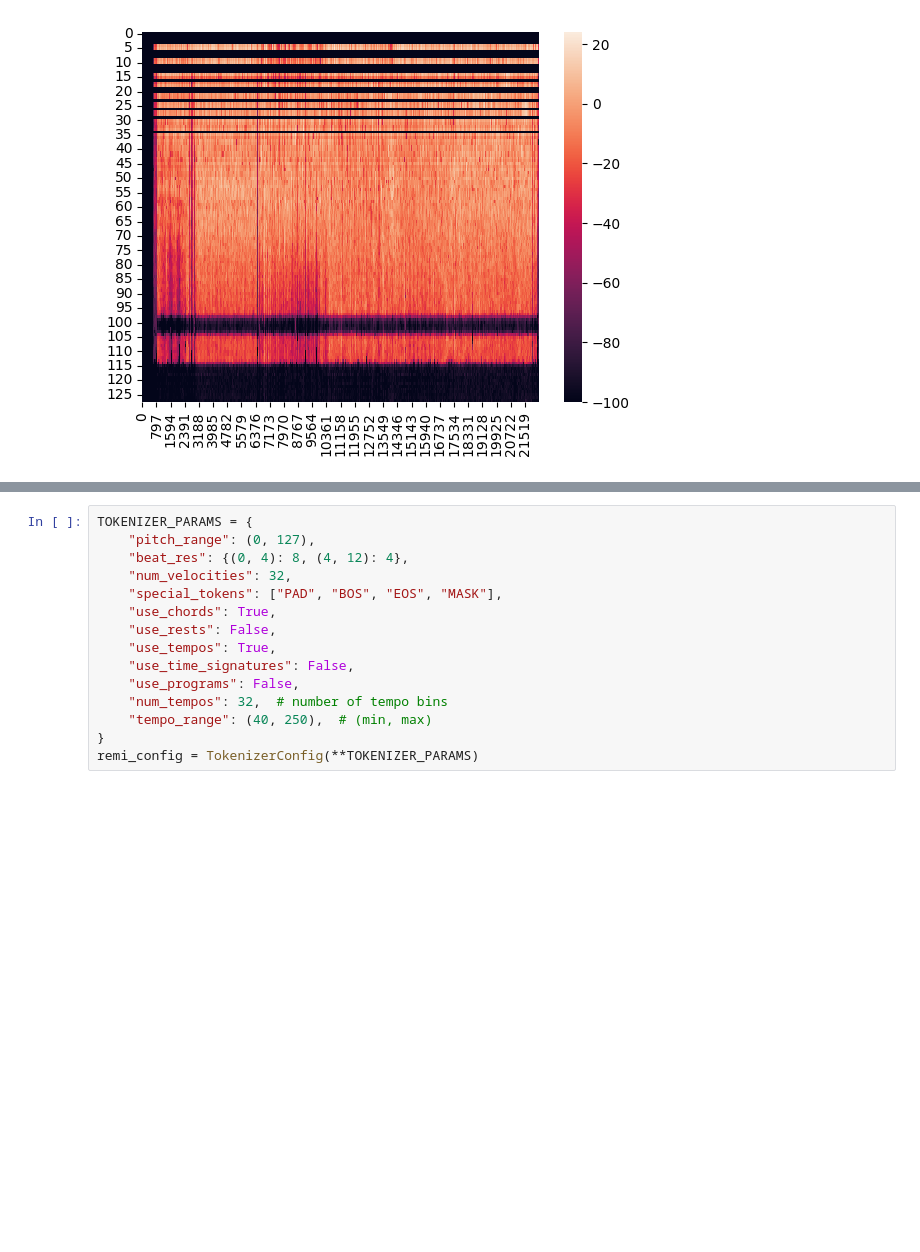
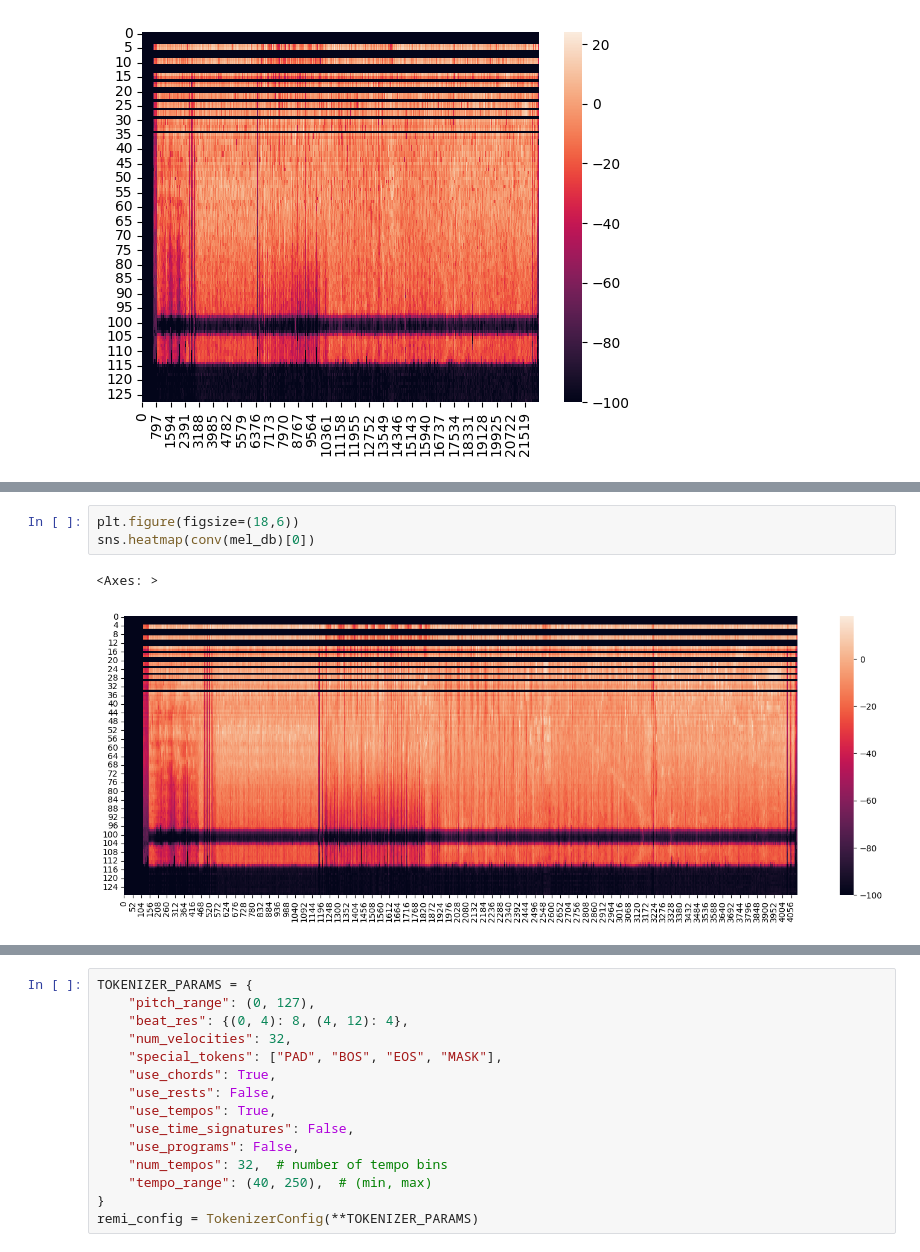
Before and after one commit to Boatkungg/song2midi, a Jupyter notebook: train.ipynb, the cells around one changed output, grey strips where cells are left out. Drawn from its saved outputs; the diff is of its cells as text; blank space fills up the shorter version.

```diff
--- a/train.ipynb
+++ b/train.ipynb
@@ -208 +240,7 @@ sns.heatmap(mel_db[0])
+# %%
+plt.figure(figsize=(18,6))
+sns.heatmap(conv(mel_db)[0])
+# %% [output]
+<Axes: >
+[figure, added]
 # %%
```
Also changed, not shown: parts of 15 cells of this notebook.
